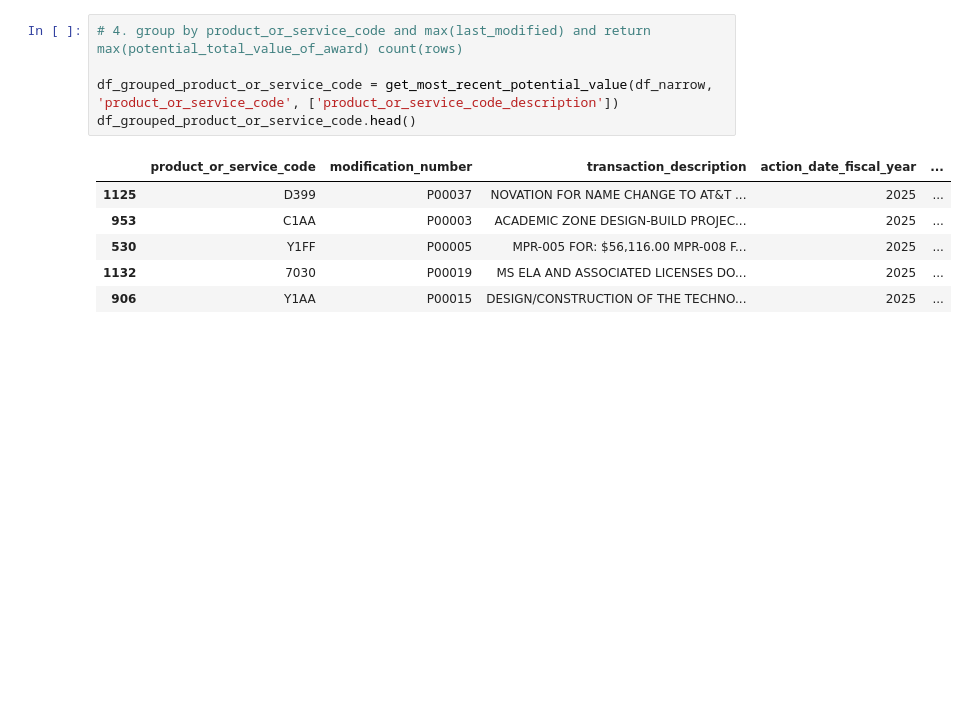
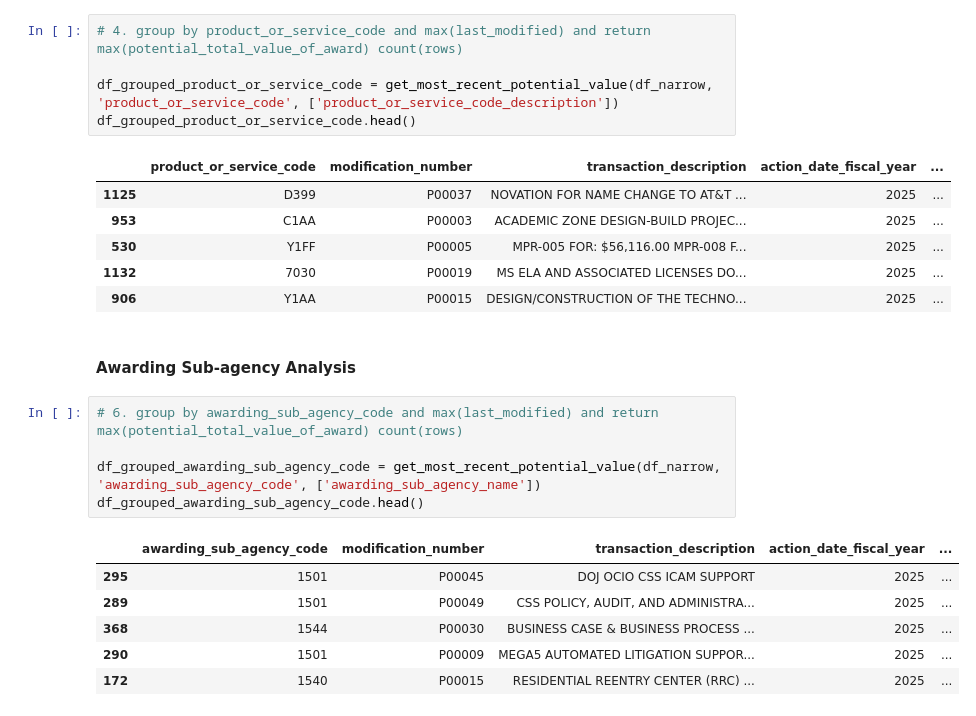
Before and after one commit to seanwhaley/USASpending, a Jupyter notebook: analysis/USA_Spending_Summary_Analysis.ipynb, the cells around one changed output. Cells and saved outputs as stored; diff of their text form; blank space fills up the shorter version.

```diff
--- a/analysis/USA_Spending_Summary_Analysis.ipynb
+++ b/analysis/USA_Spending_Summary_Analysis.ipynb
@@ -294,3 +293,17 @@ df_grouped_product_or_service_code.head()
 | 530 | Y1FF | P00005 | MPR-005 FOR: $56,116.00 MPR-008 F... | 2025 | ... |
 | 1132 | 7030 | P00019 | MS ELA AND ASSOCIATED LICENSES DO... | 2025 | ... |
 | 906 | Y1AA | P00015 | DESIGN/CONSTRUCTION OF THE TECHNO... | 2025 | ... |
+# %% [markdown]
+#### Awarding Sub-agency Analysis
+# %%
+# 6. group by awarding_sub_agency_code and max(last_modified) and return max(potential_total_value_of_award) count(rows)
+
+df_grouped_awarding_sub_agency_code = get_most_recent_potential_value(df_narrow, 'awarding_sub_agency_code', ['awarding_sub_agency_name'])
+df_grouped_awarding_sub_agency_code.head()
+# %% [output]
+|  | awarding_sub_agency_code | modification_number | transaction_description | action_date_fiscal_year | ... |
+| 295 | 1501 | P00045 | DOJ OCIO CSS ICAM SUPPORT | 2025 | ... |
+| 289 | 1501 | P00049 | CSS POLICY, AUDIT, AND ADMINISTRA... | 2025 | ... |
+| 368 | 1544 | P00030 | BUSINESS CASE & BUSINESS PROCESS ... | 2025 | ... |
+| 290 | 1501 | P00009 | MEGA5 AUTOMATED LITIGATION SUPPOR... | 2025 | ... |
+| 172 | 1540 | P00015 | RESIDENTIAL REENTRY CENTER (RRC) ... | 2025 | ... |
```
Also changed, not shown: parts of 13 cells of this notebook, 1 other file.
